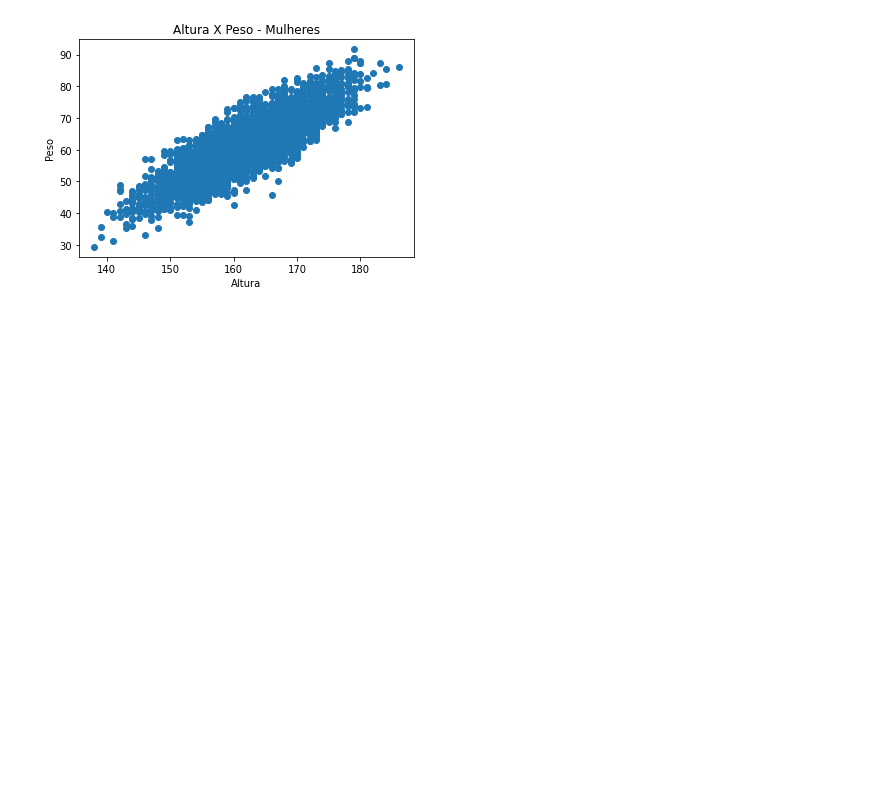
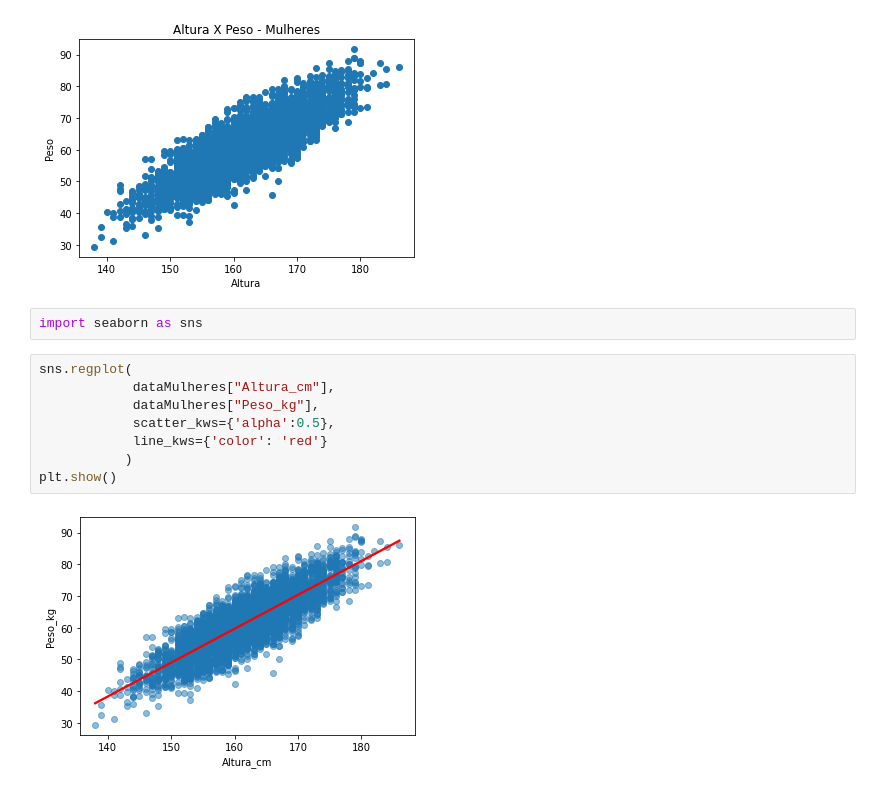
Before and after one commit to leonhardc/Data-Science-e-Machine-Learning-com-Estat-stica-e-Python, a Jupyter notebook: Recursos/07 - Estatistica/01 - Histograma - Vazio.ipynb, the cells around one changed output. Saved outputs shown, nothing was run; the diff lists cells and outputs as text; blank space fills up the shorter version.

```diff
--- a/Recursos/07 - Estatistica/01 - Histograma - Vazio.ipynb
+++ b/Recursos/07 - Estatistica/01 - Histograma - Vazio.ipynb
@@ -453,3 +453,15 @@ plt.ylabel('Peso')
 plt.show()
 # %% [output]
 [figure]
+# %%
+import seaborn as sns
+# %%
+sns.regplot(
+            dataMulheres["Altura_cm"],
+            dataMulheres["Peso_kg"],
+            scatter_kws={'alpha':0.5},
+            line_kws={'color': 'red'}
+           )
+plt.show()
+# %% [output]
+[figure, added]
```
